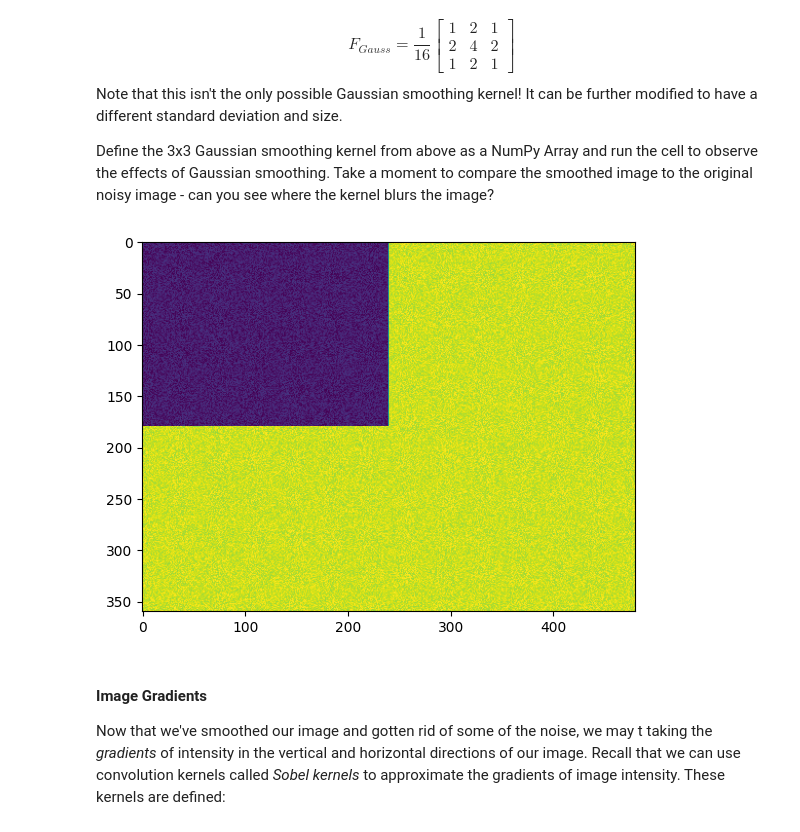
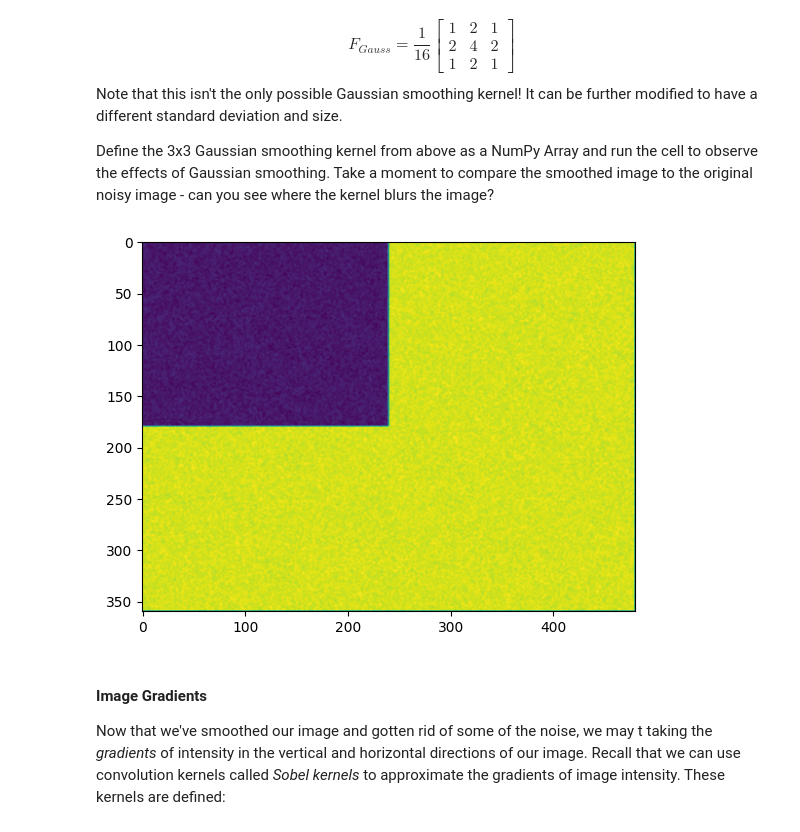
Before and after one commit to EnchengLiu/Coursera-Happy-Exercise-with-Jiayi, a Jupyter notebook: Berkeley EECS C206B Robot Manupilation/hw5_code/VisionEstimationStudent.ipynb, the cells around one changed output. Cells and saved outputs as stored; diff of their text form; code cells hidden in the pictures.

```diff
--- a/Berkeley EECS C206B Robot Manupilation/hw5_code/VisionEstimationStudent.ipynb
+++ b/Berkeley EECS C206B Robot Manupilation/hw5_code/VisionEstimationStudent.ipynb
@@ -115,15 +115,15 @@ Define the 3x3 Gaussian smoothing kernel from above as a NumPy Array and run the
 # %%
 #define the Gaussian smoothing kernel using a 3x3 NumPy array
 FGauss = 1/16*np.array([[1,2,1],[2,4,2],[1,2,1]]) #YOUR CODE HERE: define the Gaussian Kernel using a NumPy array.
 
 #call the image convolution on the noisy image from above
 gaussImg = conv_img(img, FGauss)
 
 #display the resulting image
-plt.imshow(img)
+plt.imshow(gaussImg)
 plt.show()
 # %% [output]
-[figure, old version]
+[figure, new version]
 # %% [markdown]
 #### Image Gradients
 Now that we've smoothed our image and gotten rid of some of the noise, we may t taking the *gradients* of intensity in the vertical and horizontal directions of our image. Recall that we can use convolution kernels called *Sobel kernels* to approximate the gradients of image intensity. These kernels are defined:
```
Also changed, not shown: parts of 6 cells of this notebook.
